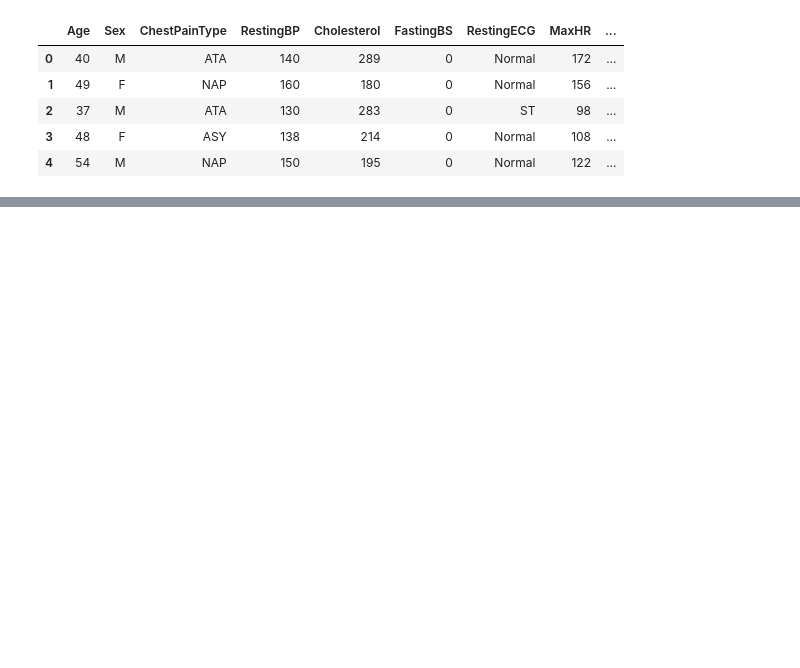
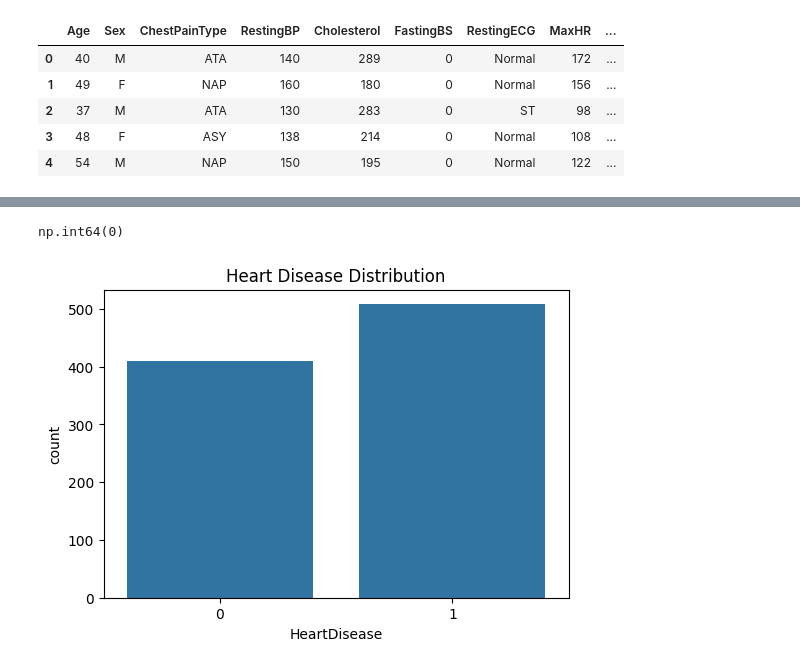
Before and after one commit to kritikaneupane114-oss/Heart-Failure-Prediction-, a Jupyter notebook: Heart_Failure.ipynb, the cells around one changed output, grey strips where cells are left out. Saved outputs shown, nothing was run; the diff lists cells and outputs as text; code cells hidden in the pictures; blank space fills up the shorter version.

```diff
--- a/Heart_Failure.ipynb
+++ b/Heart_Failure.ipynb
@@ -18,0 +78,12 @@ df.head()
+# %%
+# Check duplicate values
+df.duplicated().sum()
+# %% [output]
+np.int64(0)
+# %%
+plt.figure(figsize=(6,4))
+sns.countplot(x='HeartDisease', data=df)
+plt.title("Heart Disease Distribution")
+plt.show()
+# %% [output]
+[figure, added]
```
Also changed, not shown: parts of 15 cells of this notebook.
